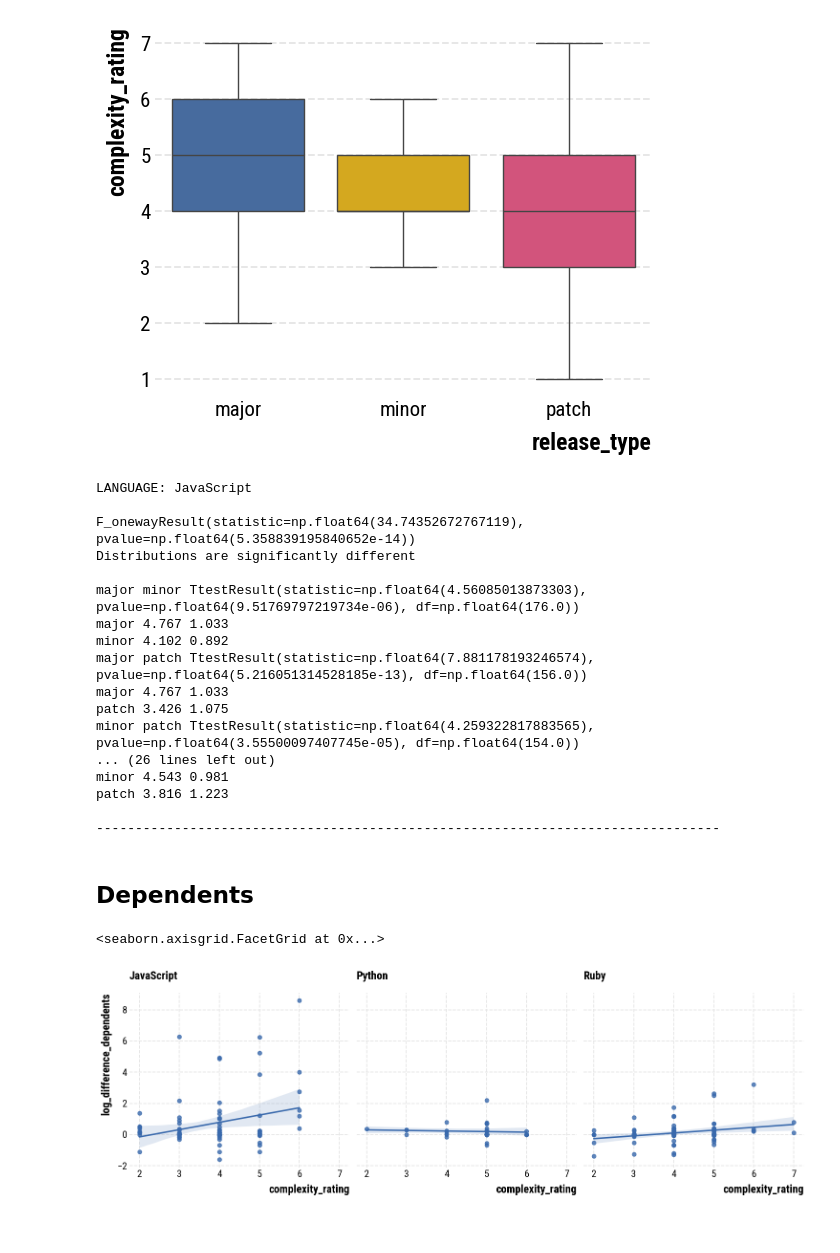
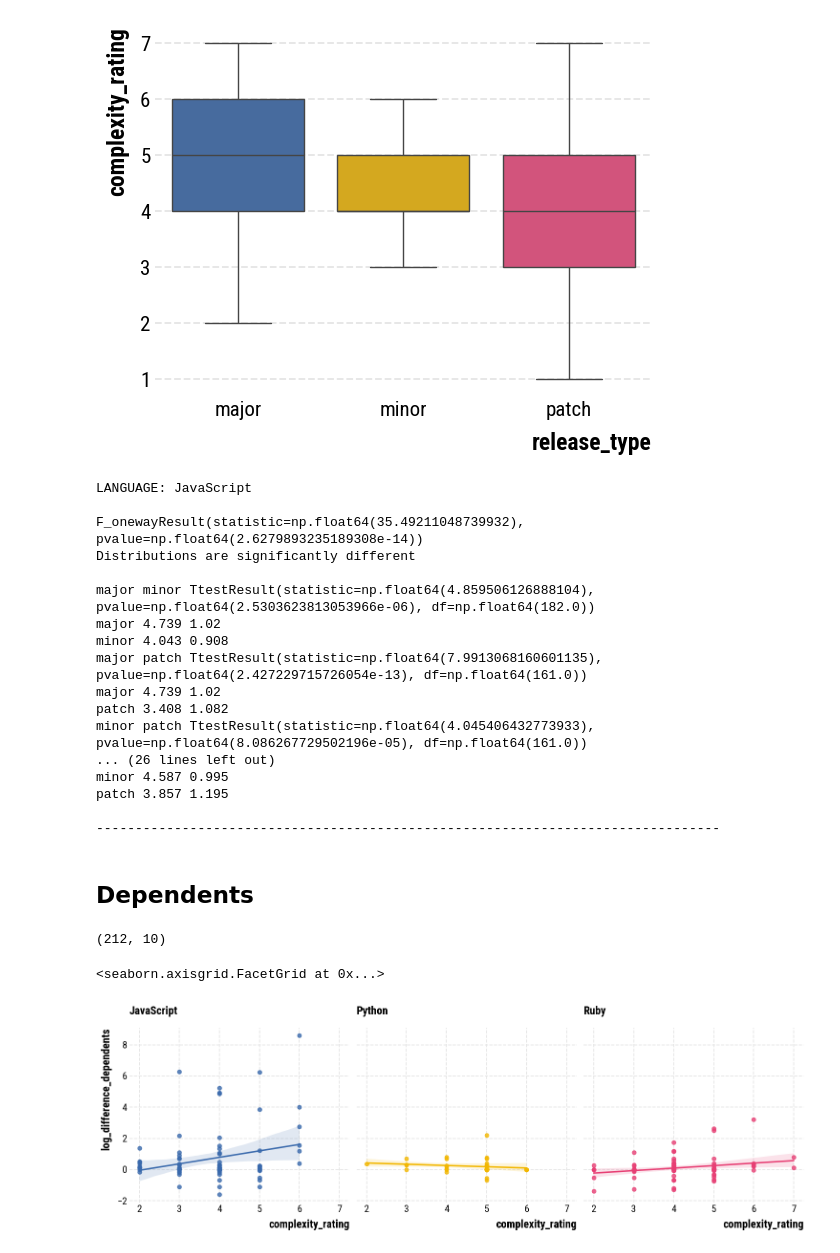
Before and after one commit to evamaxfield/dg-uoi-analysis, a Jupyter notebook: notebooks/release-content-one-year.ipynb, the cells around one changed output. Saved outputs shown, nothing was run; the diff lists cells and outputs as text; code cells hidden in the pictures.

```diff
--- a/notebooks/release-content-one-year.ipynb
+++ b/notebooks/release-content-one-year.ipynb
@@ -61,8 +61,13 @@ df = df.drop(
     ]
 )
 
+# Remove any rows with "complexity_rating" == "null"
+df = df.filter(pl.col("complexity_rating") != "null")
+
 # Cast complexity_rating to int
 df = df.with_columns(pl.col("complexity_rating").cast(pl.Int32))
 
+print(df.shape)
+
 df.sample(3)
 # %% [output]
@@ -143,19 +149,19 @@ for language in ["JavaScript", "Python", "Ruby"]:
 # %% [output]
 LANGUAGE: JavaScript
 
-F_onewayResult(statistic=np.float64(34.74352672767119), pvalue=np.float64(5.358839195840652e-14))
+F_onewayResult(statistic=np.float64(35.49211048739932), pvalue=np.float64(2.6279893235189308e-14))
 Distributions are significantly different
 
-major minor TtestResult(statistic=np.float64(4.56085013873303), pvalue=np.float64(9.51769797219734e-06), df=np.float64(176.0))
-major 4.767 1.033
-minor 4.102 0.892
-major patch TtestResult(statistic=np.float64(7.881178193246574), pvalue=np.float64(5.216051314528185e-13), df=np.float64(156.0))
-major 4.767 1.033
-patch 3.426 1.075
-minor patch TtestResult(statistic=np.float64(4.259322817883565), pvalue=np.float64(3.55500097407745e-05), df=np.float64(154.0))
+major minor TtestResult(statistic=np.float64(4.859506126888104), pvalue=np.float64(2.5303623813053966e-06), df=np.float64(182.0))
+major 4.739 1.02
+minor 4.043 0.908
+major patch TtestResult(statistic=np.float64(7.9913068160601135), pvalue=np.float64(2.427229715726054e-13), df=np.float64(161.0))
+major 4.739 1.02
+patch 3.408 1.082
+minor patch TtestResult(statistic=np.float64(4.045406432773933), pvalue=np.float64(8.086267729502196e-05), df=np.float64(161.0))
 ... (26 lines left out)
-minor 4.543 0.981
-patch 3.816 1.223
+minor 4.587 0.995
+patch 3.857 1.195
 
 --------------------------------------------------------------------------------
 # %% [markdown]
@@ -254,21 +260,26 @@ log_diff_dependents_ecosystem_release_type = (
 # %%
 modeling_data = (
     log_diff_dependents_ecosystem_release_type.filter(
         pl.col("days_since_release").eq(pl.lit(360))
     )
     .filter(pl.col("log_difference_dependents").is_nan().not_())
     .filter(pl.col("log_difference_dependents").is_infinite().not_())
 )
 
+print(modeling_data.shape)
+
 g = sns.lmplot(
     modeling_data,
     x="complexity_rating",
     y="log_difference_dependents",
     col="repo_language",
     col_order=["JavaScript", "Python", "Ruby"],
+    hue="repo_language",
+    hue_order=["JavaScript", "Python", "Ruby"],
 )
 
 g.set_titles("{col_name}")
 # %% [output]
-<seaborn.axisgrid.FacetGrid at 0x...>
+(212, 10)
+<seaborn.axisgrid.FacetGrid at 0x...>
-[figure, old version]
+[figure, new version]
```
Also changed, not shown: parts of 3 cells of this notebook.
